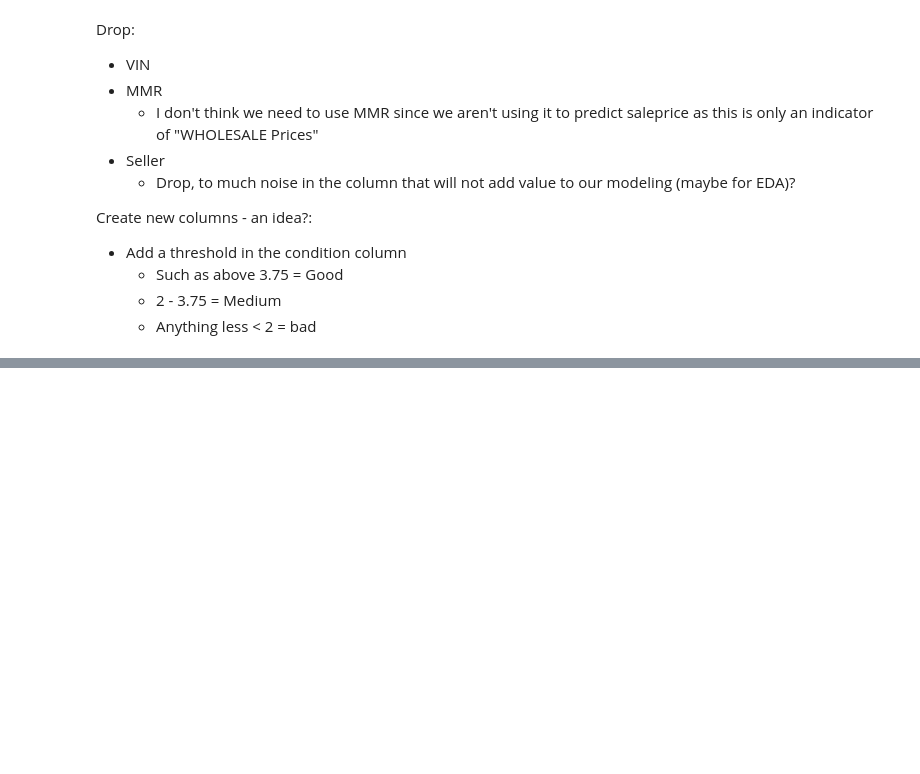
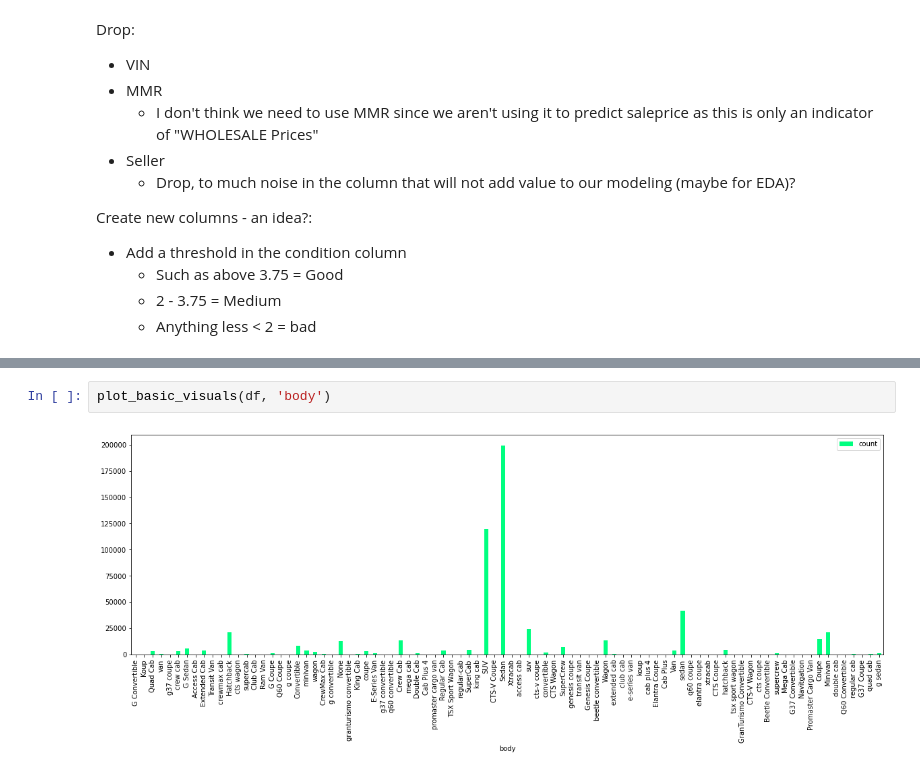
Before and after one commit to iamAngelSH/Used_Car_Project, a Jupyter notebook: Modeling_Linear_angel.ipynb, the cells around one changed output, grey strips where cells are left out. Drawn from its saved outputs; the diff is of its cells as text; blank space fills up the shorter version.

```diff
--- a/Modeling_Linear_angel.ipynb
+++ b/Modeling_Linear_angel.ipynb
@@ -169,0 +178,4 @@ states.show(states.count(), truncate = False)
+# %%
+plot_basic_visuals(df, 'body')
+# %% [output]
+[figure, added]
```
Also changed, not shown: parts of 10 cells of this notebook.
